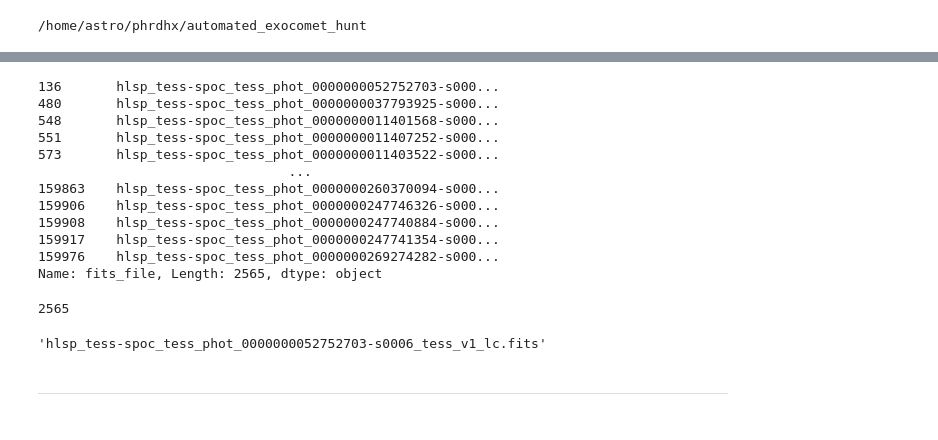
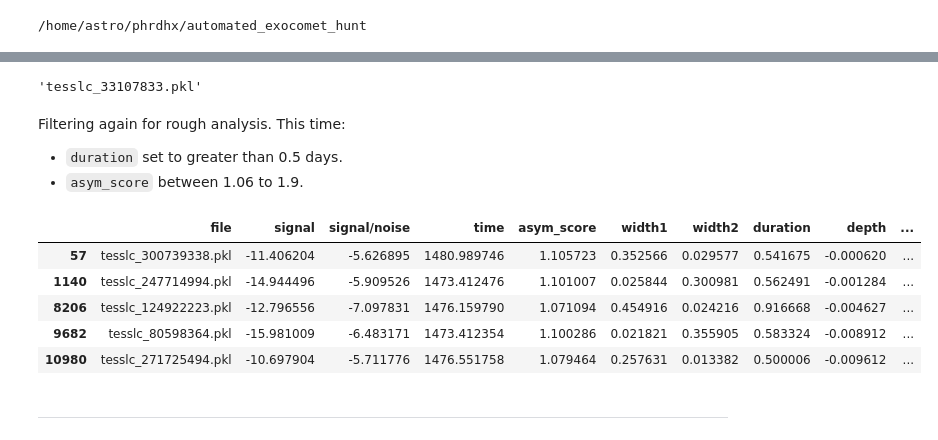
Before and after one commit to azibn/automated_exocomet_hunt, a Jupyter notebook: Notebooks/output_analysis.ipynb, the cells around one changed output, grey strips where cells are left out. Drawn from its saved outputs; the diff is of its cells as text; code cells hidden in the pictures.

```diff
--- a/Notebooks/output_analysis.ipynb
+++ b/Notebooks/output_analysis.ipynb
@@ -34,25 +52,19 @@ filtered_df.head()
-# %%
-filtered_df['fits_file']
-# %% [output]
-136       hlsp_tess-spoc_tess_phot_0000000052752703-s000...
-480       hlsp_tess-spoc_tess_phot_0000000037793925-s000...
-548       hlsp_tess-spoc_tess_phot_0000000011401568-s000...
-551       hlsp_tess-spoc_tess_phot_0000000011407252-s000...
-573       hlsp_tess-spoc_tess_phot_0000000011403522-s000...
-                                ...
-159863    hlsp_tess-spoc_tess_phot_0000000260370094-s000...
-159906    hlsp_tess-spoc_tess_phot_0000000247746326-s000...
-159908    hlsp_tess-spoc_tess_phot_0000000247740884-s000...
-159917    hlsp_tess-spoc_tess_phot_0000000247741354-s000...
-159976    hlsp_tess-spoc_tess_phot_0000000269274282-s000...
-Name: fits_file, Length: 2565, dtype: object
-# %%
-len(filtered_df['fits_file'])
-# %% [output]
-2565
 # %%
-filtered_df['fits_file'].iloc[0]
+filtered_df['file'].iloc[0]
 # %% [output]
-'hlsp_tess-spoc_tess_phot_0000000052752703-s0006_tess_v1_lc.fits'
+'tesslc_33107833.pkl'
+# %% [markdown]
+Filtering again for rough analysis. This time:
+- `duration` set to greater than 0.5 days.
+- `asym_score` between 1.06 to 1.9.
+# %%
+filtered_df[(filtered_df.duration >= 0.500) & (filtered_df['signal/noise'] <= -5.0) & (filtered_df['asym_score'] >= 1.06) & (filtered_df['asym_score'] <= 1.9)].head()
+# %% [output]
+|  | file | signal | signal/noise | time | asym_score | width1 | width2 | duration | depth | ... |
+| 57 | tesslc_300739338.pkl | -11.406204 | -5.626895 | 1480.989746 | 1.105723 | 0.352566 | 0.029577 | 0.541675 | -0.000620 | ... |
+| 1140 | tesslc_247714994.pkl | -14.944496 | -5.909526 | 1473.412476 | 1.101007 | 0.025844 | 0.300981 | 0.562491 | -0.001284 | ... |
+| 8206 | tesslc_124922223.pkl | -12.796556 | -7.097831 | 1476.159790 | 1.071094 | 0.454916 | 0.024216 | 0.916668 | -0.004627 | ... |
+| 9682 | tesslc_80598364.pkl | -15.981009 | -6.483171 | 1473.412354 | 1.100286 | 0.021821 | 0.355905 | 0.583324 | -0.008912 | ... |
+| 10980 | tesslc_271725494.pkl | -10.697904 | -5.711776 | 1476.551758 | 1.079464 | 0.257631 | 0.013382 | 0.500006 | -0.009612 | ... |
 # %% [markdown]
 ---
```
Also changed, not shown: parts of 27 cells of this notebook, 4 other files.
